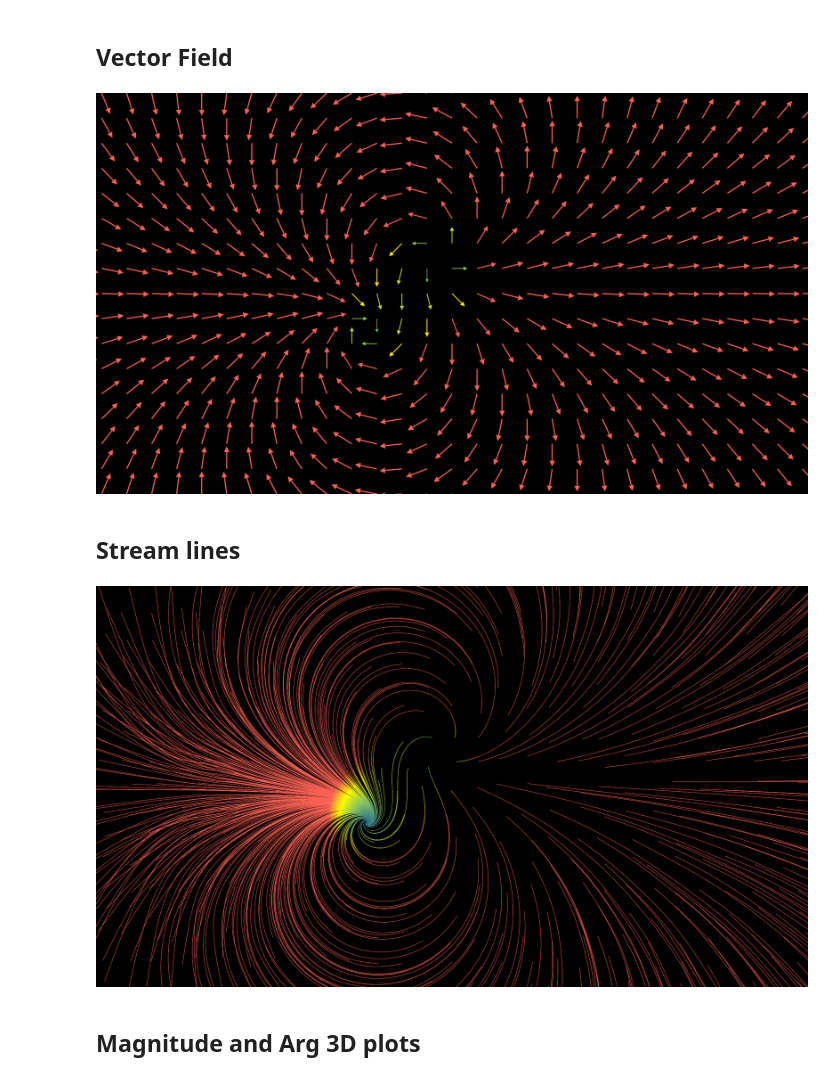
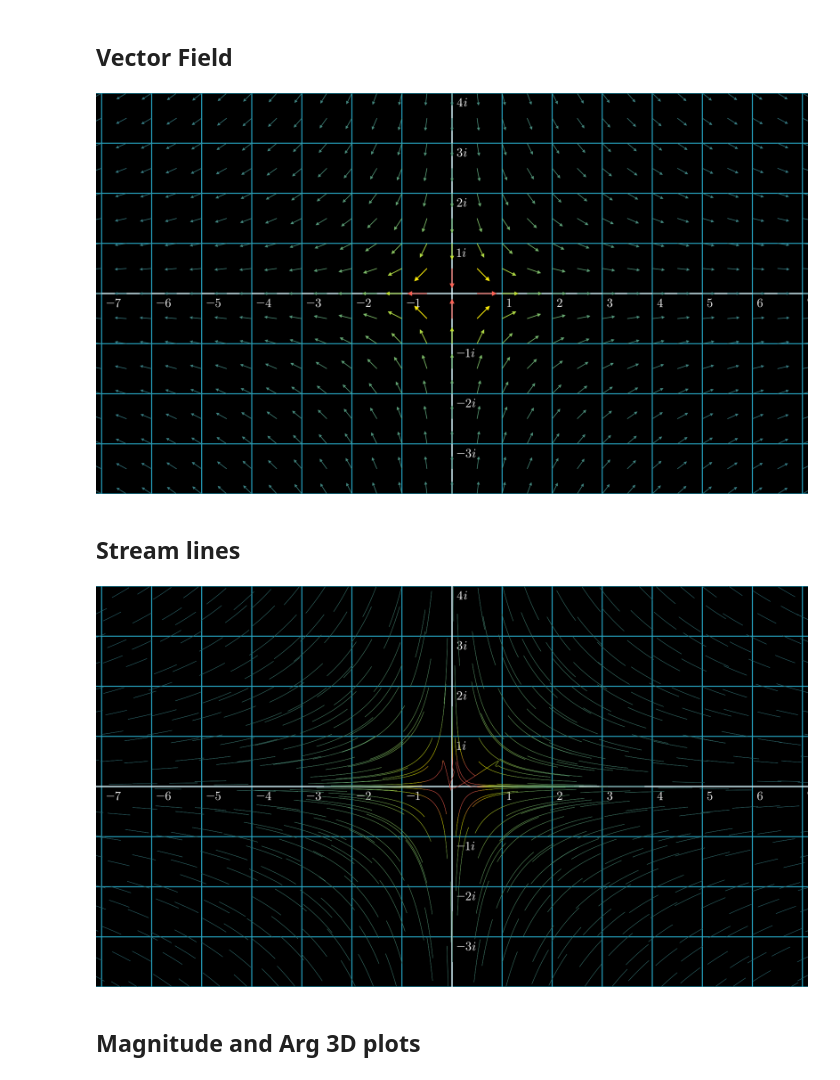
Before and after one commit to kieran-pringle/jupyter-notebooks, a Jupyter notebook: complex-analysis/graphing.ipynb, the cells around one changed output. Saved outputs shown, nothing was run; the diff lists cells and outputs as text; code cells hidden in the pictures.

Commit message:
Handle division by zero, represent vector correctly

```diff
--- a/complex-analysis/graphing.ipynb
+++ b/complex-analysis/graphing.ipynb
@@ -8,13 +8,19 @@ config.media_width = "60%"
 This is a complex function viewing tool that take in a complex function defined in Python and spit out a bunch of pictures and videos for you.
 # %%
 def f(z):
-    return (z**2 + 2*z + (1-1j))
+    return (z + 1j)*(z-1j)/z
 # %% [markdown]
 The cell above is the function you want to graph, and the only bit you should need to edit. When you have changed it to what you want, go up to `Cell` in the menu bar above and press `Run all` to redraw everything.
 # %% [markdown]
 ## Cartesian Transform
 # %%
 %%manim -v ERROR -qh -s TransformCartesian
+
+def safe_f(z):
+    try:
+        return f(z)
+    except Exception:
+        return complex(0,0)
 
 class TransformCartesian(Scene):
     def construct(self):
@@ -24,6 +30,6 @@ class TransformCartesian(Scene):
         plane.prepare_for_nonlinear_transform()
         self.add(plane)
         self.play(
-            plane.animate.apply_complex_function(f)
+            plane.animate.apply_complex_function(safe_f)
         )
 # %% [output]
@@ -50,27 +56,36 @@ class TransformPolar(Scene):
 %%manim -v ERROR -qh -s ComplexVectorField
 
 def vector_conversion(pos):
-    z = f(complex(pos[0], pos[1]))
-    return z.real * RIGHT + z.imag * UP
+    f_in = complex(pos[0], pos[1])
+    f_out = safe_f(f_in)
+    diff = f_out - f_in
+    return diff.real * RIGHT + diff.imag * UP
 
 class ComplexVectorField(Scene):
     def construct(self):
         func = lambda pos: vector_conversion(pos)
-        self.add(ArrowVectorField(func))
+        plane = ComplexPlane(
+            x_range=[-10, 10, 1],
+            y_range=[-10, 10, 1]
+        ).add_coordinates()
+        self.add(plane, ArrowVectorField(func))
 # %% [output]
-[figure, old version]
+[figure, new version]
 # %% [markdown]
 ## Stream lines
 # %%
 %%manim -v ERROR -qh -s ComplexStreamLines
 
 class ComplexStreamLines(Scene):
     def construct(self):
         func = lambda pos: vector_conversion(pos)
-        stream_lines = StreamLines(func)
-        self.add(stream_lines)
+        plane = ComplexPlane(
+            x_range=[-10, 10, 1],
+            y_range=[-10, 10, 1]
+        ).add_coordinates()
+        self.add(plane, StreamLines(func))
 # %% [output]
-[figure, old version]
+[figure, new version]
 # %% [markdown]
 ## Magnitude and Arg 3D plots
 # %% [markdown]
```
Also changed, not shown: parts of 4 cells of this notebook, 1 other file.
